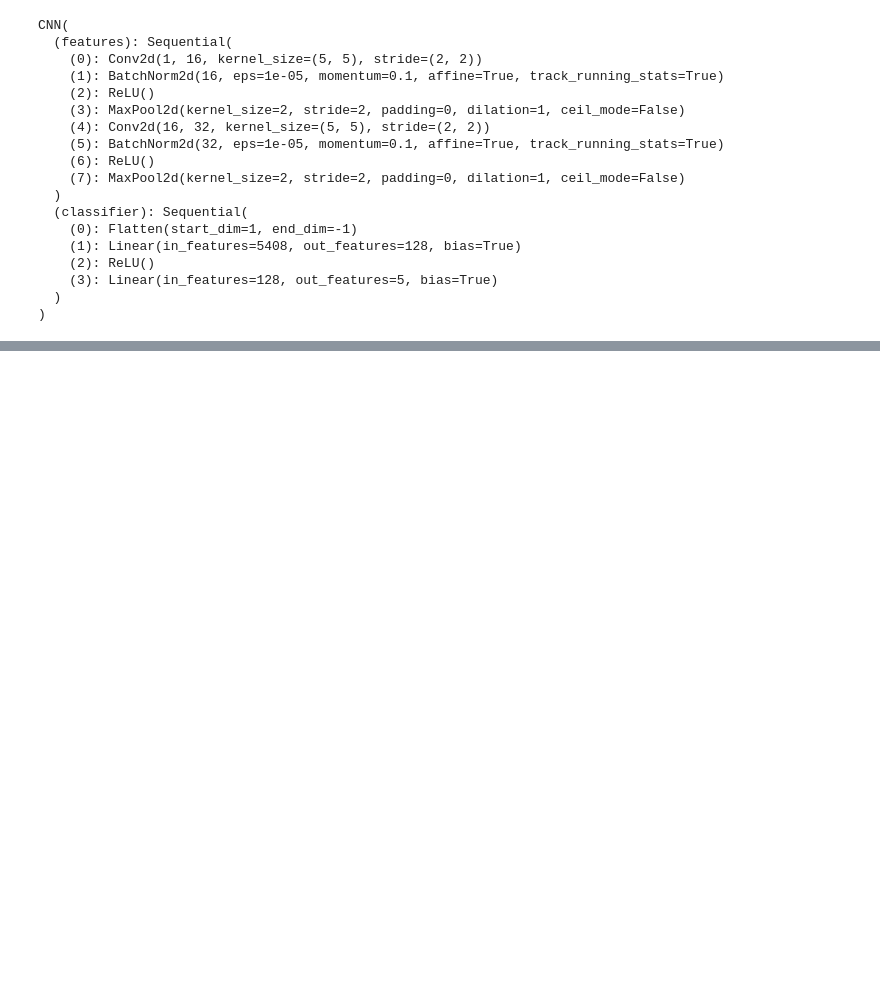
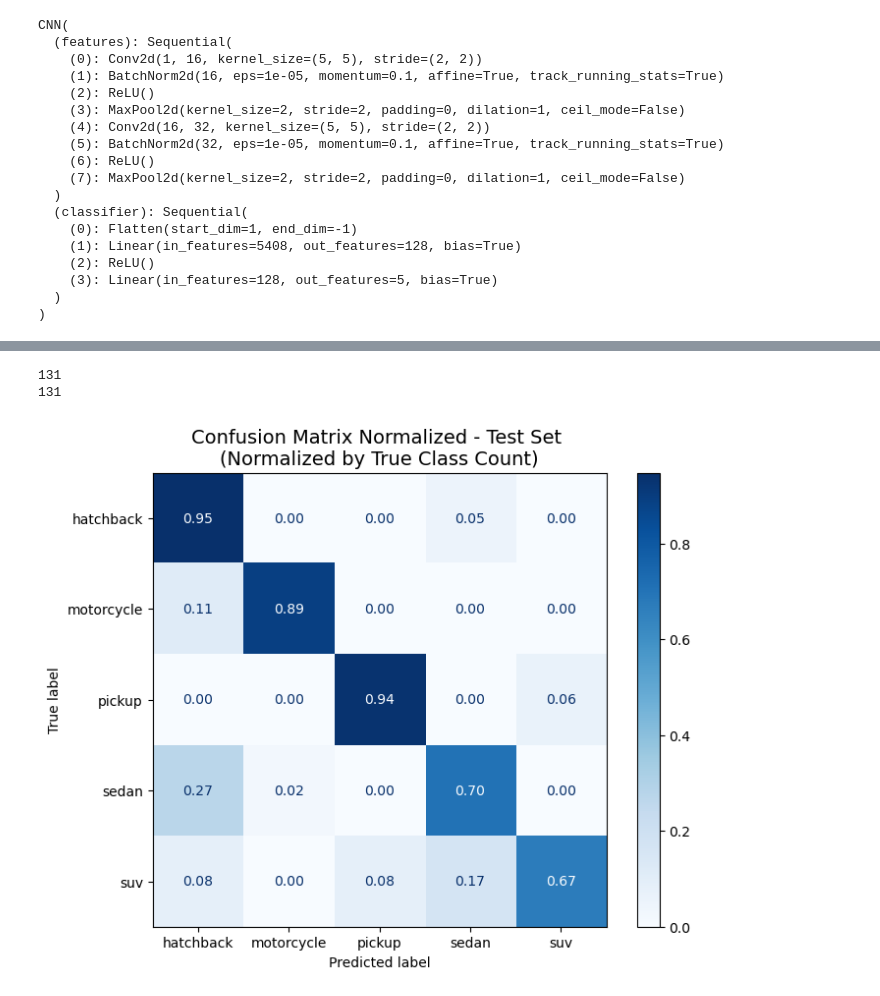
Before and after one commit to lsshepard/IT3212-Computer-Vision, a Jupyter notebook: anne3.ipynb, the cells around one changed output, grey strips where cells are left out. Cells and saved outputs as stored; diff of their text form; code cells hidden in the pictures; blank space fills up the shorter version.

```diff
--- a/anne3.ipynb
+++ b/anne3.ipynb
@@ -490,0 +737,28 @@ CNN(
+# %%
+from sklearn.metrics import ConfusionMatrixDisplay, confusion_matrix
+import matplotlib.pyplot as plt
+
+print(len(all_preds_test))
+print(len(all_true_test))
+
+cm = confusion_matrix(all_true_test, all_preds_test, normalize='true')
+
+class_names = ['hatchback', 'motorcycle', 'pickup', 'sedan', 'suv']
+
+disp = ConfusionMatrixDisplay(confusion_matrix=cm,
+                              display_labels=class_names)
+
+fig, ax = plt.subplots(figsize=(8, 6))
+
+disp.plot(ax=ax, cmap="Blues", values_format=".2f")
+
+# Mindre fontstørrelse for class labels (aksene)
+ax.tick_params(axis='both', labelsize=10)
+
+
+plt.title("Confusion Matrix Normalized - Test Set \n(Normalized by True Class Count)", fontsize=14)
+plt.show()
+# %% [output]
+131
+131
+[figure, added]
```
Also changed, not shown: parts of 11 cells of this notebook.
